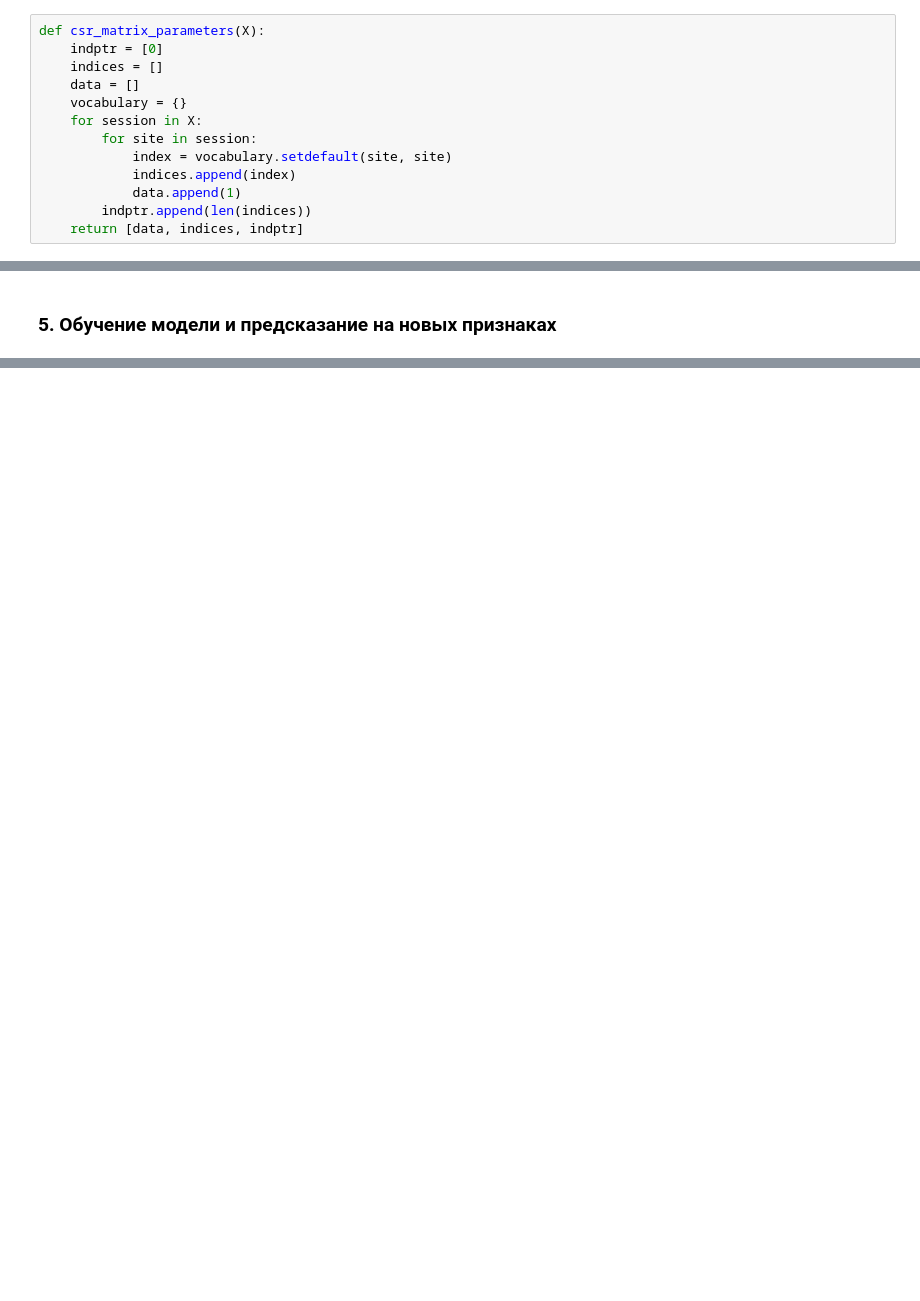
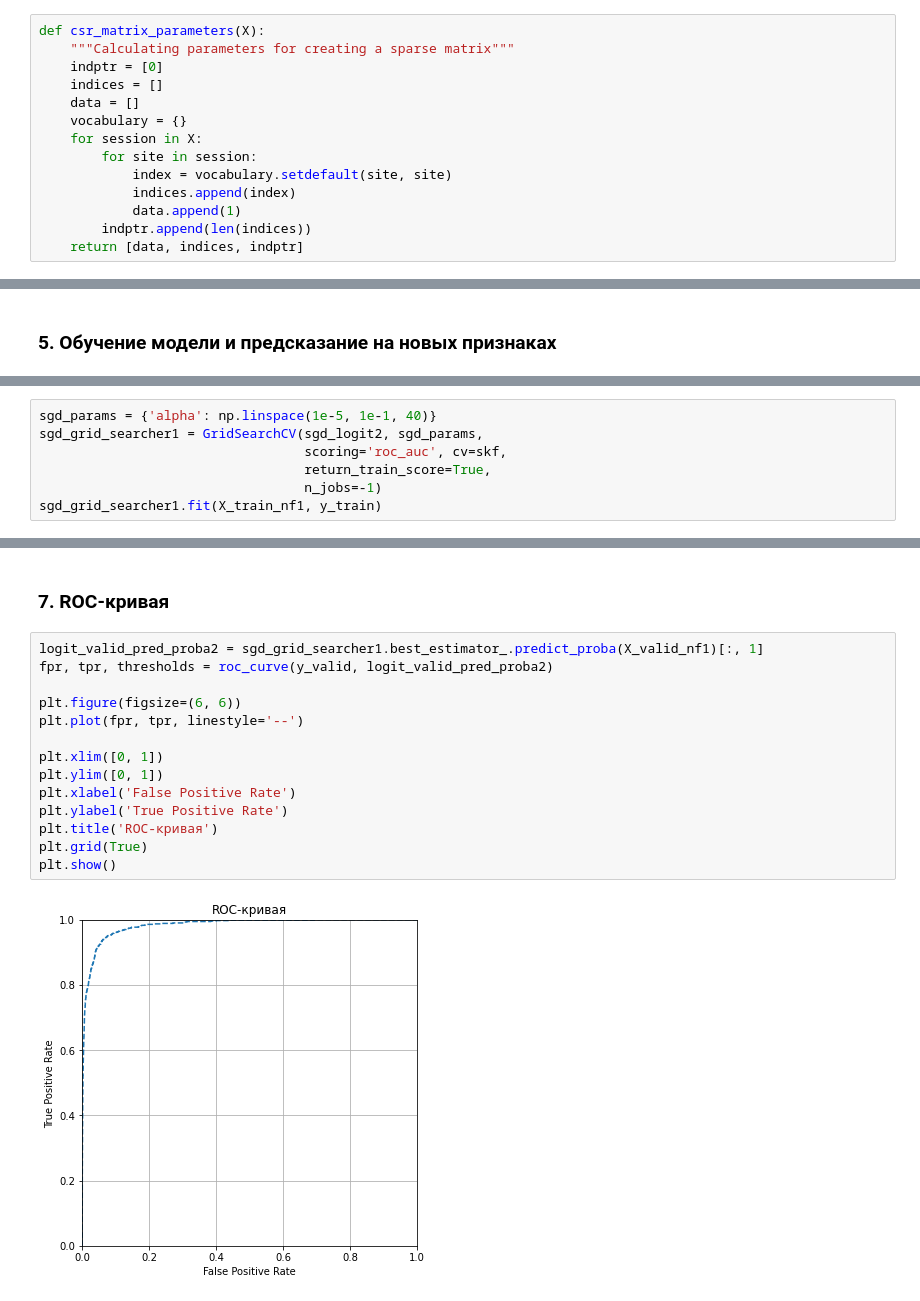
Before and after one commit to umshtm/ML-DA-Coursera-MIPT-Yandex, a Jupyter notebook: 6 - Final projects/Identification of internet users/week5_sgd_kaggle.ipynb, the cells around one changed output, grey strips where cells are left out. Saved outputs shown, nothing was run; the diff lists cells and outputs as text; blank space fills up the shorter version.

```diff
--- a/6 - Final projects/Identification of internet users/week5_sgd_kaggle.ipynb
+++ b/6 - Final projects/Identification of internet users/week5_sgd_kaggle.ipynb
@@ -158,6 +159,7 @@ train_test_df_sites.head(10)
 **Выделите в отдельный вектор *y* ответы на обучающей выборке.**
 # %%
 def csr_matrix_parameters(X):
+    """Calculating parameters for creating a sparse matrix"""
     indptr = [0]
     indices = []
     data = []
@@ -362,0 +408,7 @@ X_test_nf1 = hstack((X_test_sparse, new_test_features1_sparse))
+# %%
+sgd_params = {'alpha': np.linspace(1e-5, 1e-1, 40)}
+sgd_grid_searcher1 = GridSearchCV(sgd_logit2, sgd_params,
+                                  scoring='roc_auc', cv=skf,
+                                  return_train_score=True,
+                                  n_jobs=-1)
+sgd_grid_searcher1.fit(X_train_nf1, y_train)
@@ -362,0 +441,18 @@ X_test_nf1 = hstack((X_test_sparse, new_test_features1_sparse))
+# %% [markdown]
+### 7. ROC-кривая
+# %%
+logit_valid_pred_proba2 = sgd_grid_searcher1.best_estimator_.predict_proba(X_valid_nf1)[:, 1]
+fpr, tpr, thresholds = roc_curve(y_valid, logit_valid_pred_proba2)
+
+plt.figure(figsize=(6, 6))
+plt.plot(fpr, tpr, linestyle='--')
+
+plt.xlim([0, 1])
+plt.ylim([0, 1])
+plt.xlabel('False Positive Rate')
+plt.ylabel('True Positive Rate')
+plt.title('ROC-кривая')
+plt.grid(True)
+plt.show()
+# %% [output]
+[figure, added]
```
Also changed, not shown: parts of 16 cells of this notebook, 1 other file.
